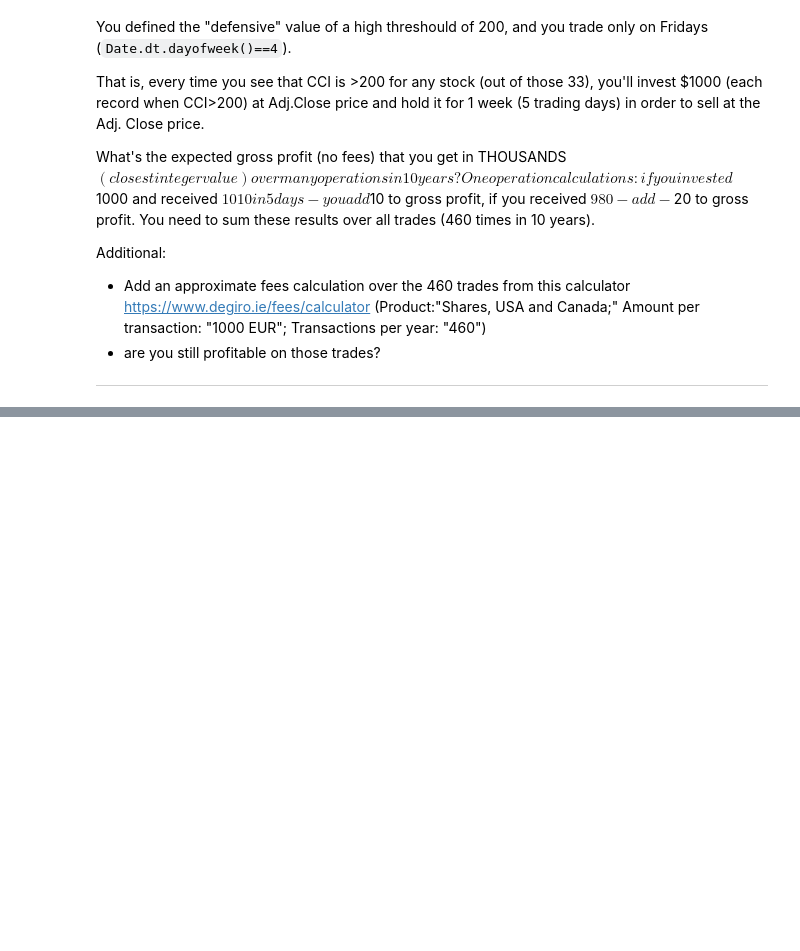
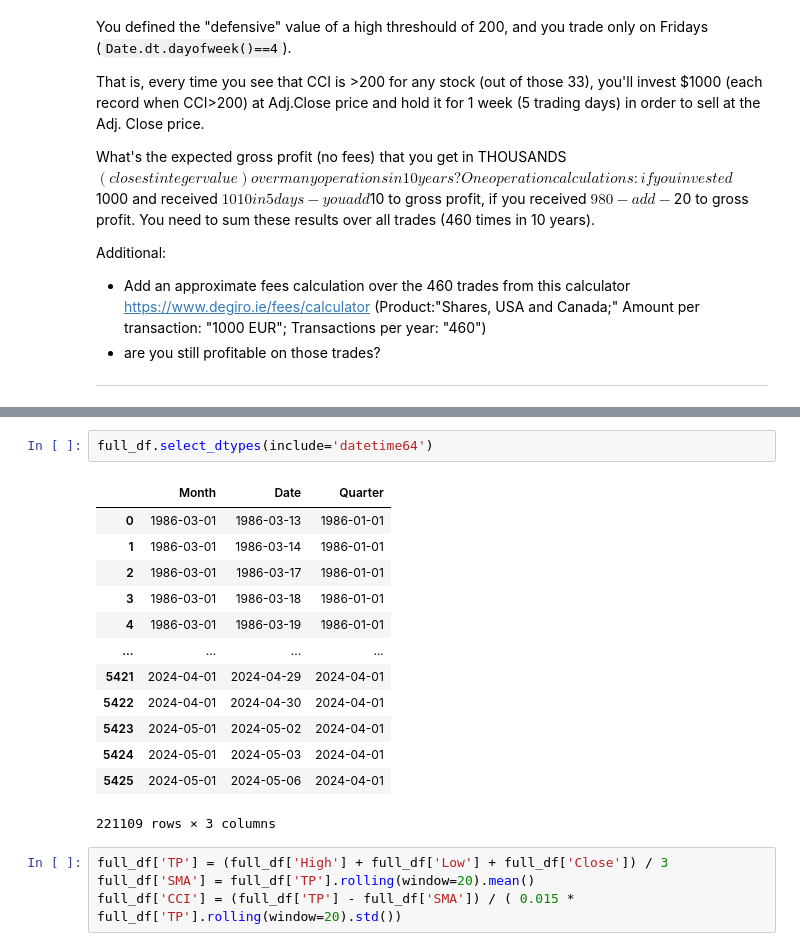
Before and after one commit to Cerpint4xt/stock-markets-analytics-zoomcamp, a Jupyter notebook: myhomeworks/homework_2.ipynb, the cells around one changed output, grey strips where cells are left out. Drawn from its saved outputs; the diff is of its cells as text; blank space fills up the shorter version.

```diff
--- a/myhomeworks/homework_2.ipynb
+++ b/myhomeworks/homework_2.ipynb
@@ -627,0 +735,20 @@ Additional:
+# %%
+full_df.select_dtypes(include='datetime64')
+# %% [output]
+|  | Month | Date | Quarter |
+| 0 | 1986-03-01 | 1986-03-13 | 1986-01-01 |
+| 1 | 1986-03-01 | 1986-03-14 | 1986-01-01 |
+| 2 | 1986-03-01 | 1986-03-17 | 1986-01-01 |
+| 3 | 1986-03-01 | 1986-03-18 | 1986-01-01 |
+| 4 | 1986-03-01 | 1986-03-19 | 1986-01-01 |
+| ... | ... | ... | ... |
+| 5421 | 2024-04-01 | 2024-04-29 | 2024-04-01 |
+| 5422 | 2024-04-01 | 2024-04-30 | 2024-04-01 |
+| 5423 | 2024-05-01 | 2024-05-02 | 2024-04-01 |
+| 5424 | 2024-05-01 | 2024-05-03 | 2024-04-01 |
+| 5425 | 2024-05-01 | 2024-05-06 | 2024-04-01 |
+221109 rows × 3 columns
+# %%
+full_df['TP'] = (full_df['High'] + full_df['Low'] + full_df['Close']) / 3
+full_df['SMA'] = full_df['TP'].rolling(window=20).mean()
+full_df['CCI'] = (full_df['TP'] - full_df['SMA']) / ( 0.015 * full_df['TP'].rolling(window=20).std())
```
Also changed, not shown: parts of 31 cells of this notebook.
